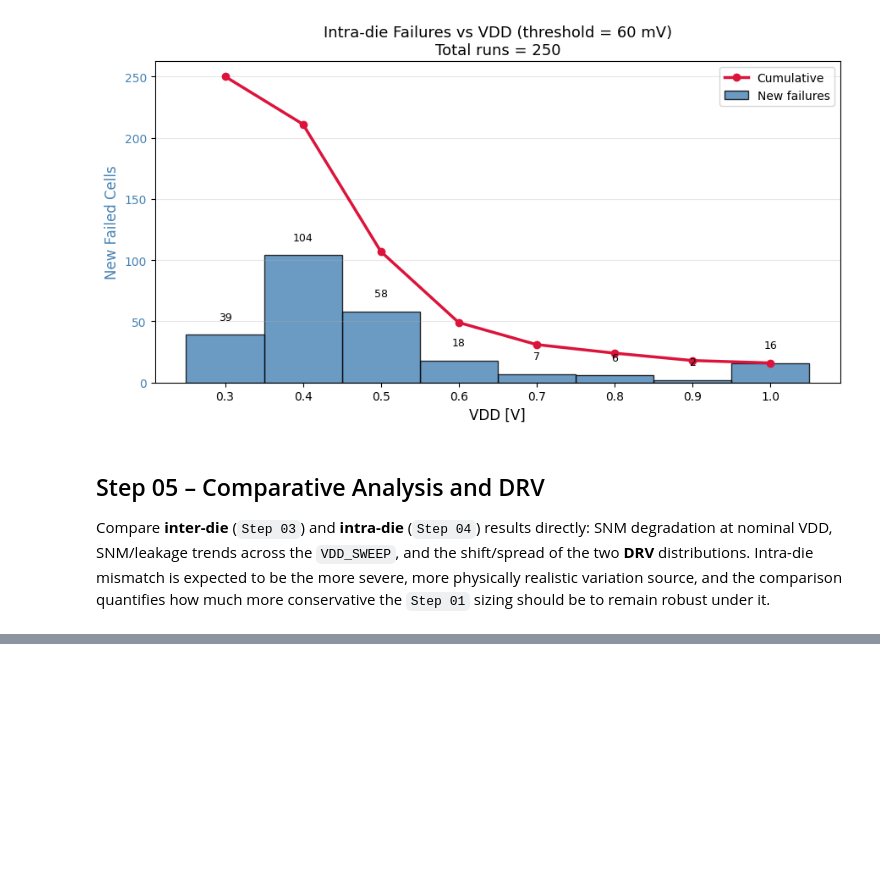
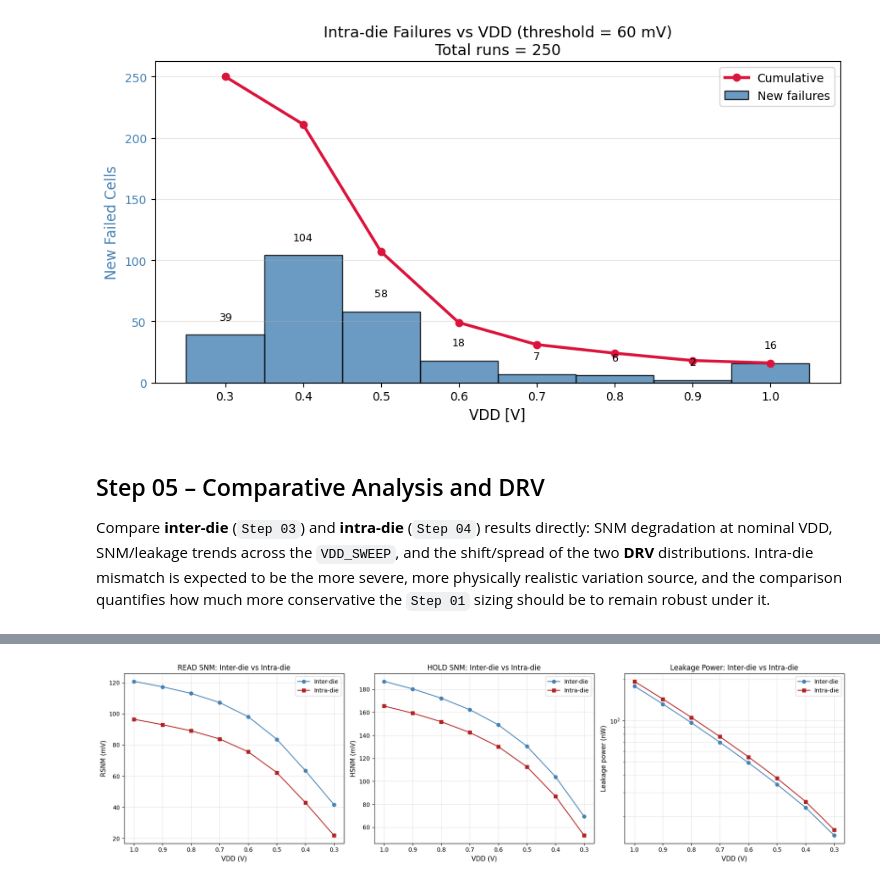
Before and after one commit to XBlayz/Low_power-projects, a Jupyter notebook: notebooks/project-02.ipynb, the cells around one changed output, grey strips where cells are left out. Saved outputs shown, nothing was run; the diff lists cells and outputs as text; code cells hidden in the pictures; blank space fills up the shorter version.

```diff
--- a/notebooks/project-02.ipynb
+++ b/notebooks/project-02.ipynb
@@ -1472,33 +1479,35 @@ _transform_dataframe(
 fig, (ax1, ax2, ax3) = plt.subplots(1, 3, figsize=(18, 5))
 
 ax1.plot(df_interdie["vdd"], df_interdie["rsnm_mean"] * 1e3, "o-", color="steelblue", label="Inter-die")
-ax1.plot(df_intradie["vdd"], df_intradie["rsnm_mean"] * 1e3, "s--", color="firebrick", label="Intra-die")
+ax1.plot(df_intradie["vdd"], df_intradie["rsnm_mean"] * 1e3, "s-", color="firebrick", label="Intra-die")
 ax1.set_xlabel("VDD (V)", fontsize=11)
 ax1.set_ylabel("RSNM (mV)", fontsize=11)
 ax1.set_title("READ SNM: Inter-die vs Intra-die", fontsize=12)
 ax1.legend()
 ax1.grid(True, alpha=0.3)
 ax1.invert_xaxis()
 
 ax2.plot(df_interdie["vdd"], df_interdie["hsnm_mean"] * 1e3, "o-", color="steelblue", label="Inter-die")
-ax2.plot(df_intradie["vdd"], df_intradie["hsnm_mean"] * 1e3, "s--", color="firebrick", label="Intra-die")
+ax2.plot(df_intradie["vdd"], df_intradie["hsnm_mean"] * 1e3, "s-", color="firebrick", label="Intra-die")
 ax2.set_xlabel("VDD (V)", fontsize=11)
 ax2.set_ylabel("HSNM (mV)", fontsize=11)
 ax2.set_title("HOLD SNM: Inter-die vs Intra-die", fontsize=12)
 ax2.legend()
 ax2.grid(True, alpha=0.3)
 ax2.invert_xaxis()
 
 ax3.plot(df_interdie["vdd"], df_interdie["leakage_mean"] * 1e9, "o-", color="steelblue", label="Inter-die")
-ax3.plot(df_intradie["vdd"], df_intradie["leakage_mean"] * 1e9, "s--", color="firebrick", label="Intra-die")
+ax3.plot(df_intradie["vdd"], df_intradie["leakage_mean"] * 1e9, "s-", color="firebrick", label="Intra-die")
 ax3.set_xlabel("VDD (V)", fontsize=11)
 ax3.set_ylabel("Leakage power (nW)", fontsize=11)
 ax3.set_title("Leakage Power: Inter-die vs Intra-die", fontsize=12)
 ax3.set_yscale("log")
 ax3.legend()
 ax3.grid(True, which="both", alpha=0.3)
 ax3.invert_xaxis()
 
 plt.tight_layout()
 plt.savefig(OUTPUT_FIG_FOLDER / "step05_interdie_vs_intradie_trends.png", dpi=300)
 plt.show()
+# %% [output]
+[figure, added]
```
Also changed, not shown: parts of 2 cells of this notebook.
